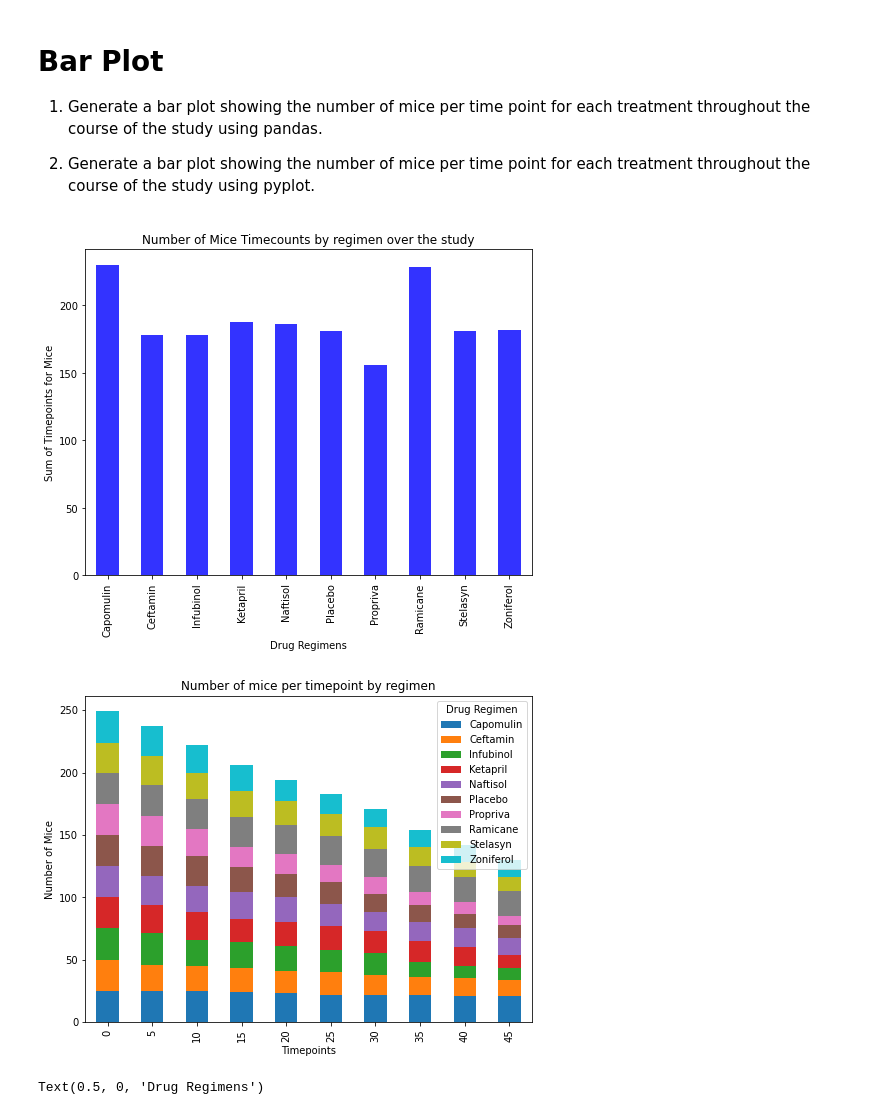
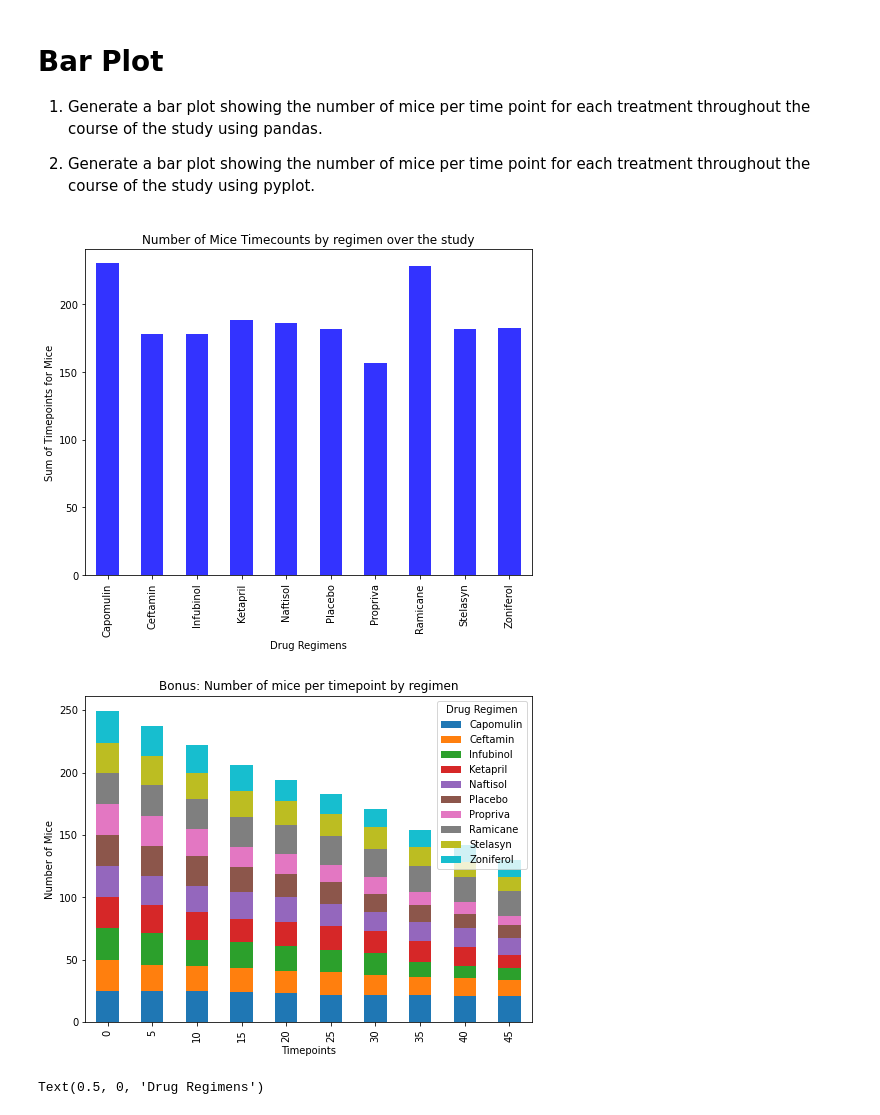
Before and after one commit to nbolt1989/matplotlib_challenge, a Jupyter notebook: Pymaceuticals.ipynb, the cells around one changed output. Drawn from its saved outputs; the diff is of its cells as text; code cells hidden in the pictures.

```diff
--- a/Pymaceuticals.ipynb
+++ b/Pymaceuticals.ipynb
@@ -172,25 +172,33 @@ each treatment throughout the course of the study using pandas.
 2) Generate a bar plot showing the number of mice per time point
 for each treatment throughout the course of the study using pyplot.
 # %%
-#Pandas
+#Bar plot using Pandas:
+# I want to do a groupby for regimen, then Mouse ID. This should show me mouse per regimen pretty simply.
 xgroup = clean_df.groupby('Drug Regimen')
 ygroup =xgroup['Mouse ID'].count()
-
+#Plot figure size and barchart
 plt.figure(figsize=(8,6))
 barchart = ygroup.plot(kind="bar", title="Number of Mice Timecounts by regimen over the study", stacked=True,\
                       facecolor='blue',alpha=.8, width = .5)
+#limits
+plt.xlim=(-0.25,len(x_axis))
+plt.ylim(0, max(ygroup) + 10)
+#limits
 barchart.set_xlabel("Drug Regimens")
 barchart.set_ylabel("Sum of Timepoints for Mice")
 
 # Bonus Second Graph:
-# This represents each regimens' mice count over each timepoint.
+# This represents each regimens' mice count over each timepoint. I originally thought, due to some vague wording,
+# that we needed to represent the number of mice each regimen had over the timepoints. I liked how this turned
+# out, and think it is informitive, so I kept it as a bonus graph.
 #https://stackoverflow.com/questions/26683654/making-a-stacked-barchart-in-pandas
 aliveovertimegroup = clean_df.groupby(['Timepoint','Drug Regimen'])['Mouse ID'].count().unstack()\
-.plot(kind='bar', stacked=True, figsize = (8,6), title = "Number of mice per timepoint by regimen")
+.plot(kind='bar', stacked=True, figsize = (8,6), title = "Bonus: Number of mice per timepoint by regimen")
+#Labels
 aliveovertimegroup.set_ylabel("Number of Mice")
 aliveovertimegroup.set_xlabel("Timepoints")
 plt.show()
 # %% [output]
 [figure]
-[figure, old version]
+[figure, new version]
 # %%
```
Also changed, not shown: parts of 22 cells of this notebook, 1 other file.
